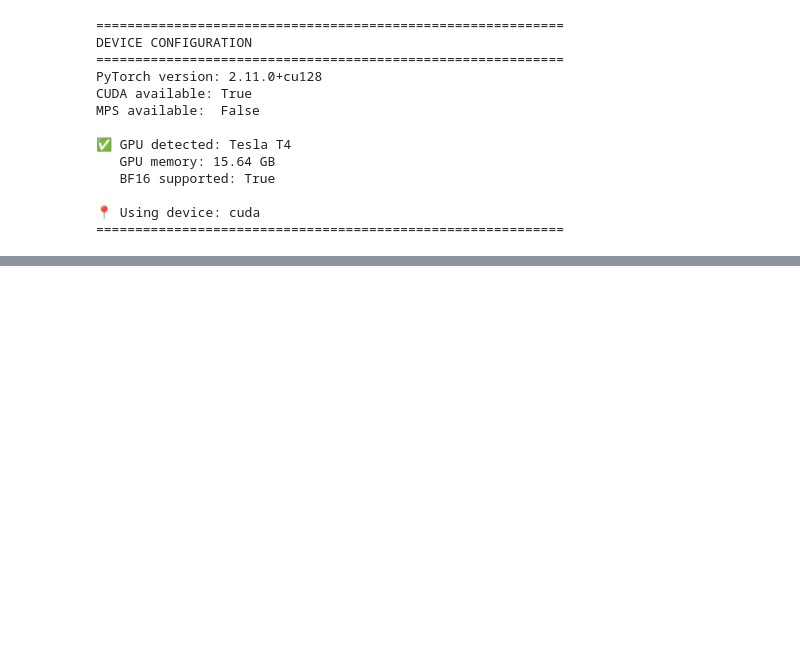
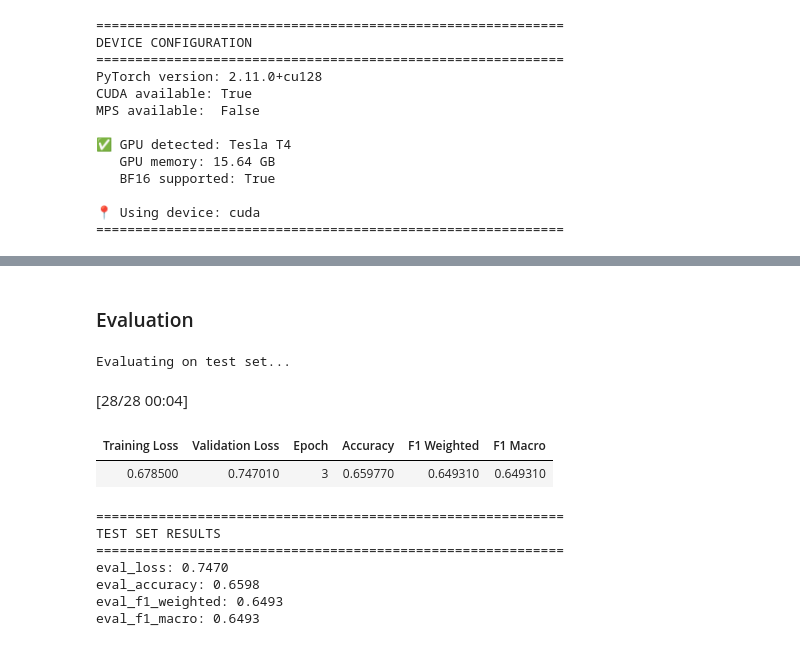
Before and after one commit to Mmbsaksd/fine_tuning, a Jupyter notebook: Distill_BERT_Finetuning.ipynb, the cells around one changed output, grey strips where cells are left out. Saved outputs shown, nothing was run; the diff lists cells and outputs as text; code cells hidden in the pictures; blank space fills up the shorter version.

```diff
--- a/Distill_BERT_Finetuning.ipynb
+++ b/Distill_BERT_Finetuning.ipynb
@@ -576,0 +747,7 @@ Notes:
+# %%
+# Display training results
+print("\nTraining Results:")
+print("-" * 60)
+for key, value in train_result.metrics.items():
+    if isinstance(value, float):
+        print(f"{key}: {value:.4f}")
@@ -576,0 +763,26 @@ Notes:
+# %% [markdown]
+### Evaluation
+# %%
+print("Evaluating on test set...\n")
+
+# Evaluate
+test_results = trainer.evaluate(tokenized_datasets["test"])
+
+print("=" * 60)
+print("TEST SET RESULTS")
+print("=" * 60)
+for key, value in test_results.items():
+    if isinstance(value, float):
+        print(f"{key}: {value:.4f}")
+# %% [output]
+Evaluating on test set...
+[28/28 00:04]
+| Training Loss | Validation Loss | Epoch | Accuracy | F1 Weighted | F1 Macro |
+| 0.678500 | 0.747010 | 3 | 0.659770 | 0.649310 | 0.649310 |
+============================================================
+TEST SET RESULTS
+============================================================
+eval_loss: 0.7470
+eval_accuracy: 0.6598
+eval_f1_weighted: 0.6493
+eval_f1_macro: 0.6493
```
Also changed, not shown: parts of 12 cells of this notebook.
